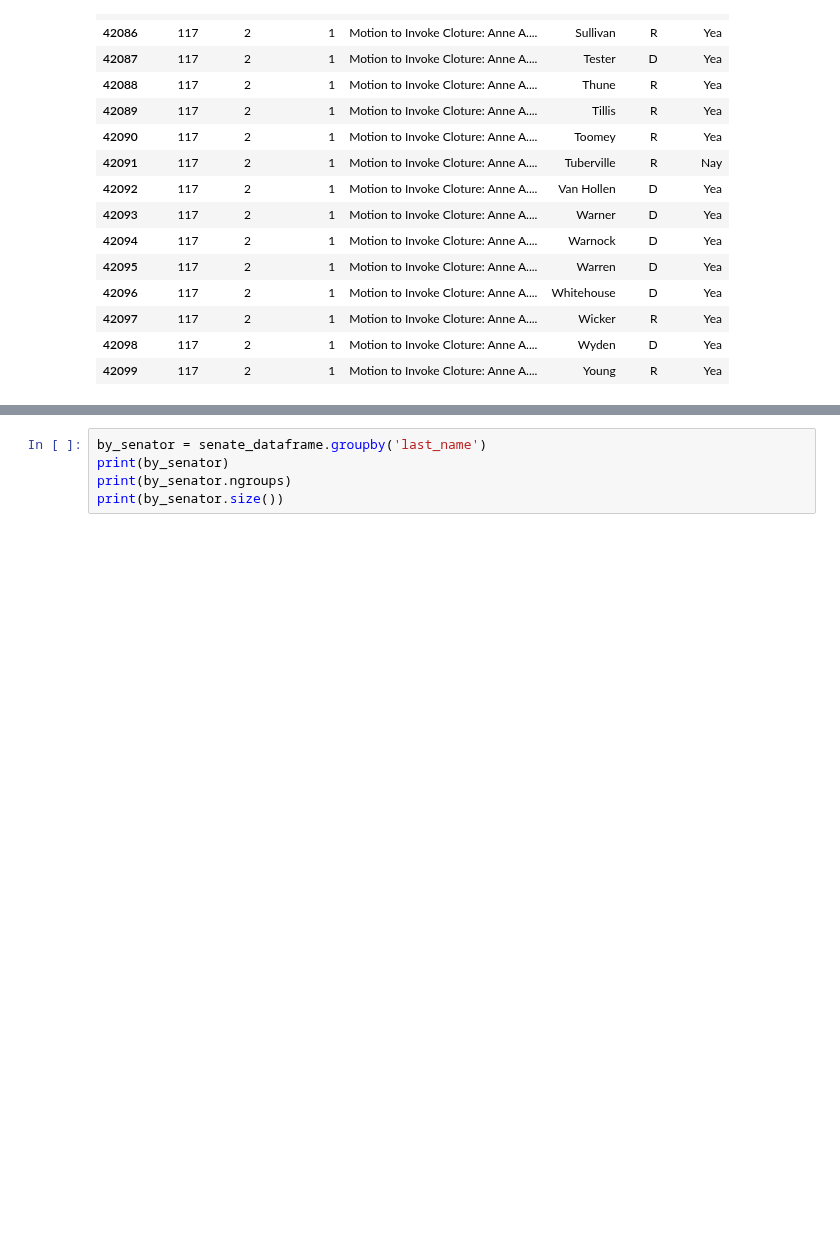
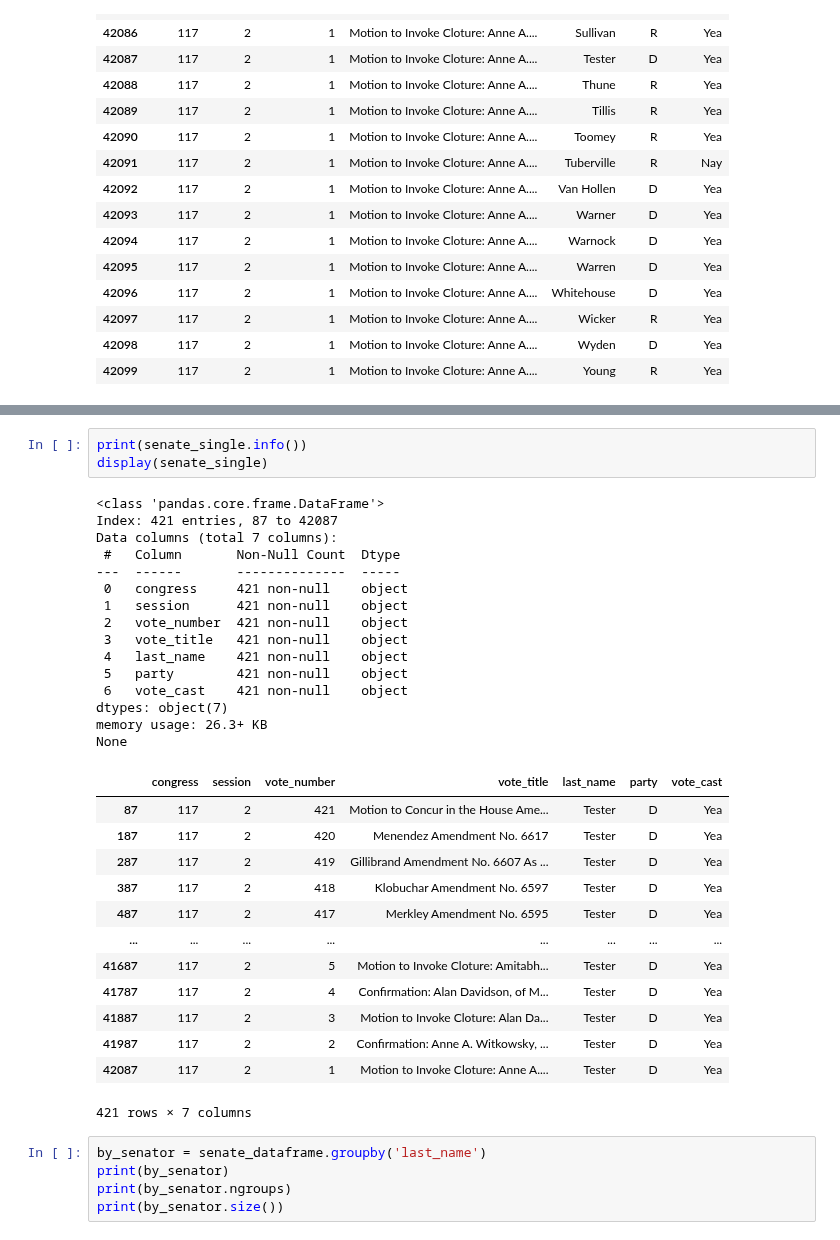
Before and after one commit to sledhead/simple_python, a Jupyter notebook: webpage_scrap.ipynb, the cells around one changed output, grey strips where cells are left out. Saved outputs shown, nothing was run; the diff lists cells and outputs as text; blank space fills up the shorter version.

```diff
--- a/webpage_scrap.ipynb
+++ b/webpage_scrap.ipynb
@@ -328,3 +335,35 @@ senate_dataframe.tail(15)
+# %%
+print(senate_single.info())
+display(senate_single)
+# %% [output]
+<class 'pandas.core.frame.DataFrame'>
+Index: 421 entries, 87 to 42087
+Data columns (total 7 columns):
+ #   Column       Non-Null Count  Dtype
+---  ------       --------------  -----
+ 0   congress     421 non-null    object
+ 1   session      421 non-null    object
+ 2   vote_number  421 non-null    object
+ 3   vote_title   421 non-null    object
+ 4   last_name    421 non-null    object
+ 5   party        421 non-null    object
+ 6   vote_cast    421 non-null    object
+dtypes: object(7)
+memory usage: 26.3+ KB
+None
+|  | congress | session | vote_number | vote_title | last_name | party | vote_cast |
+| 87 | 117 | 2 | 421 | Motion to Concur in the House Ame... | Tester | D | Yea |
+| 187 | 117 | 2 | 420 | Menendez Amendment No. 6617 | Tester | D | Yea |
+| 287 | 117 | 2 | 419 | Gillibrand Amendment No. 6607 As ... | Tester | D | Yea |
+| 387 | 117 | 2 | 418 | Klobuchar Amendment No. 6597 | Tester | D | Yea |
+| 487 | 117 | 2 | 417 | Merkley Amendment No. 6595 | Tester | D | Yea |
+| ... | ... | ... | ... | ... | ... | ... | ... |
+| 41687 | 117 | 2 | 5 | Motion to Invoke Cloture: Amitabh... | Tester | D | Yea |
+| 41787 | 117 | 2 | 4 | Confirmation: Alan Davidson, of M... | Tester | D | Yea |
+| 41887 | 117 | 2 | 3 | Motion to Invoke Cloture: Alan Da... | Tester | D | Yea |
+| 41987 | 117 | 2 | 2 | Confirmation: Anne A. Witkowsky, ... | Tester | D | Yea |
+| 42087 | 117 | 2 | 1 | Motion to Invoke Cloture: Anne A.... | Tester | D | Yea |
+421 rows × 7 columns
 # %%
 by_senator = senate_dataframe.groupby('last_name')
 print(by_senator)
```
Also changed, not shown: parts of 8 cells of this notebook.
